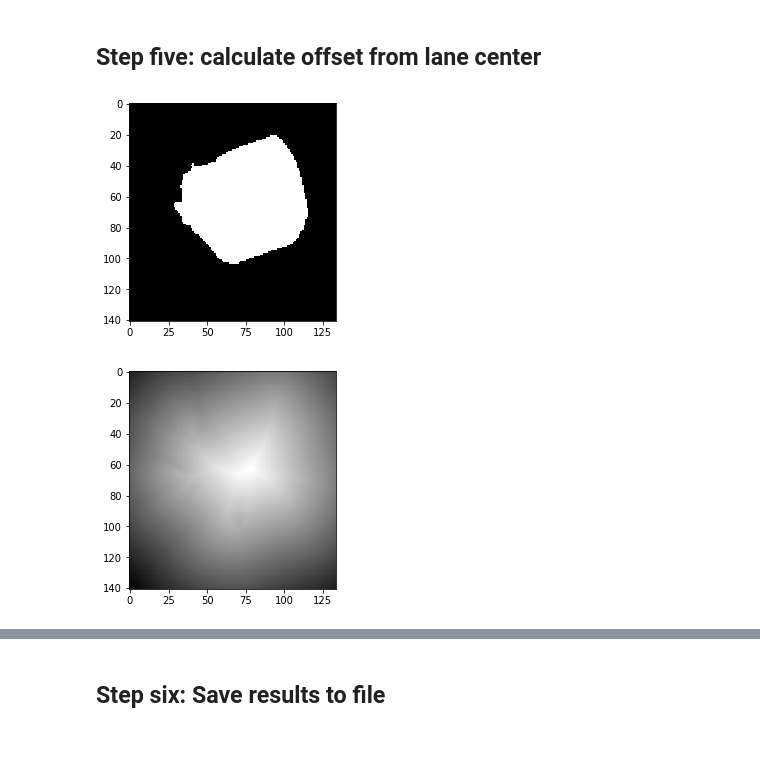
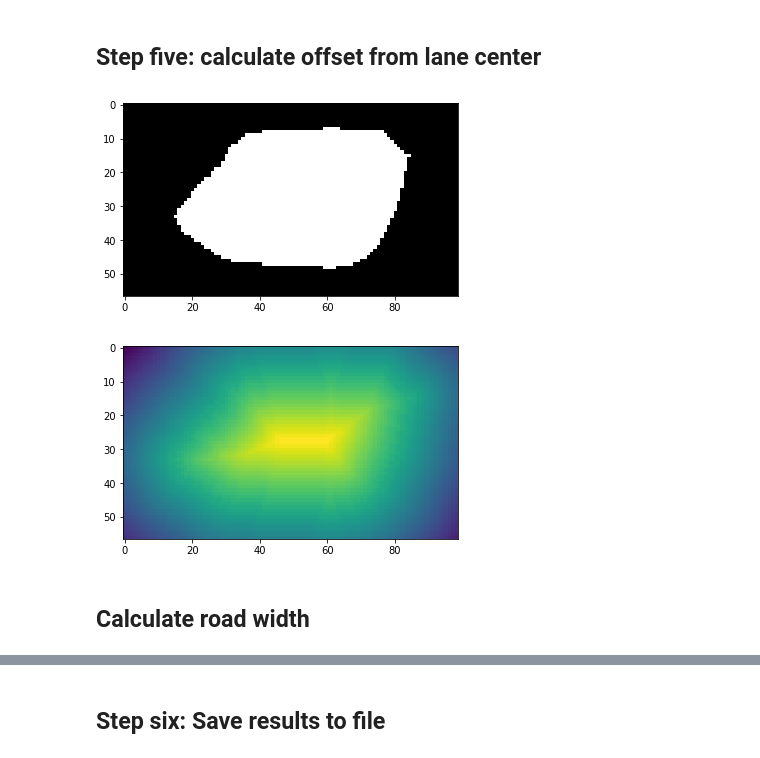
Before and after one commit to KNR-Selfie/selfie_f1tenth, a Jupyter notebook: selfie_map_processing/path_generation.ipynb, the cells around one changed output, grey strips where cells are left out. Saved outputs shown, nothing was run; the diff lists cells and outputs as text; code cells hidden in the pictures.

```diff
--- a/selfie_map_processing/path_generation.ipynb
+++ b/selfie_map_processing/path_generation.ipynb
@@ -9,7 +9,7 @@ import os
 
 MAPS_DIR = 'maps'
 
-map_name = 'mieszkanie_d02_hector_full'
+map_name = 'mieszkanie_d03'
 with open(os.path.join(MAPS_DIR, map_name+'.yaml'), 'r') as f:
     map_meta = load(f)
 
@@ -100,7 +100,7 @@ starting_points = np.transpose(np.nonzero(available))
 for starting_point in starting_points:
     path = []
 
-    if dfs(starting_point, starting_point, available, path):
+    if dfs(starting_point[::-1], starting_point[::-1], available, path):
         break
 
 # TODO Ugly one-time workaround
@@ -166,30 +166,32 @@ plt.show()
 # %%
 from scipy.ndimage.morphology import binary_fill_holes
 
 interior = np.array(binary_fill_holes(path_img))
 
 plt.imshow(interior, 'gray')
 plt.show()
 
 def calc_offset(y, x):
     point = (x, y)
 
     closest_point_idx = np.argmin(np.sum(np.square(np.array(point) - path), 1))
     closest_point = path[closest_point_idx]
 
     dist = np.sqrt((x-closest_point[0])**2 + (y-closest_point[1])**2)
 
     if interior[int(y), int(x)]:
         return dist
     else:
         return -dist
 
 calc_offsets = np.vectorize(calc_offset)
 
 offsets = np.fromfunction(calc_offsets, interior.shape) * map_meta['resolution']
 
-plt.imshow(offsets, cmap='gray')
+plt.imshow(offsets)
 plt.show()
 # %% [output]
-[figure, old version]
+[figure, new version]
-[figure, old version]
+[figure, new version]
+# %% [markdown]
+## Calculate road width
```
Also changed, not shown: parts of 8 cells of this notebook, 1 other file.
